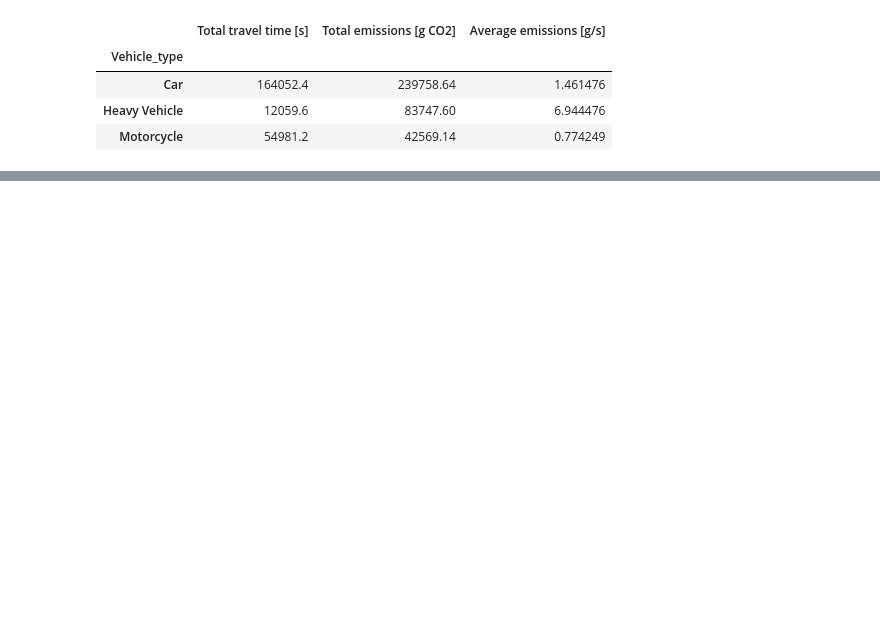
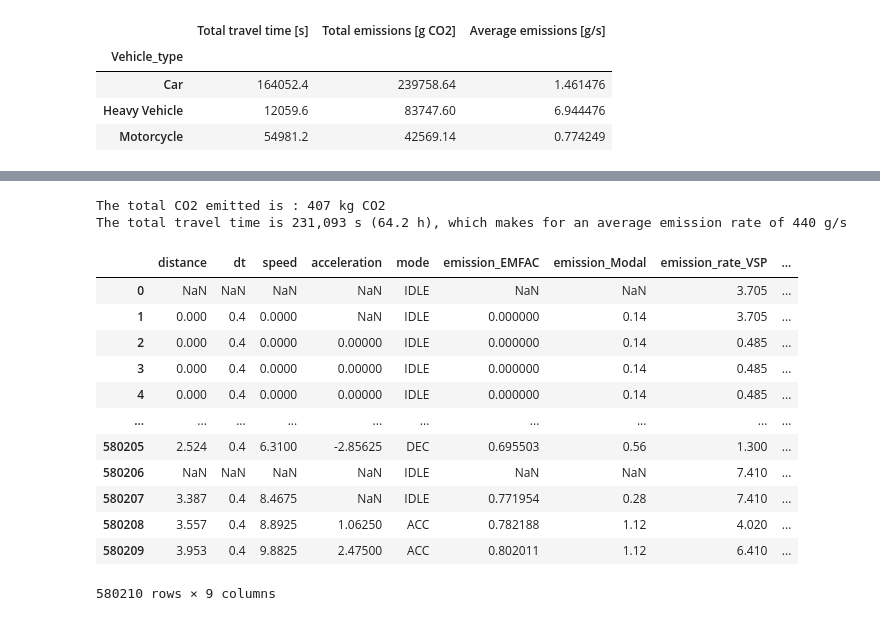
Before and after one commit to s221568/Trafic, a Jupyter notebook: Lab 2/JA.ipynb, the cells around one changed output, grey strips where cells are left out. Saved outputs shown, nothing was run; the diff lists cells and outputs as text; code cells hidden in the pictures; blank space fills up the shorter version.

```diff
--- a/Lab 2/JA.ipynb
+++ b/Lab 2/JA.ipynb
@@ -215,0 +255,45 @@ display(sanity_check)
+# %%
+#Computing emissions
+
+df["emission_rate_VSP"] = df.VSP_mode.map({
+    1:1.30,
+    2:1.43,
+    3:0.97,
+    4:2.03,
+    5:2.74,
+    6:3.42,
+    7:4.02,
+    8:4.56,
+    9:5.08,
+    10:5.61,
+    11:6.05,
+    12:6.41,
+    13:6.86,
+    14:7.41
+}) * df.Vehicle_type.map({"Car": 1, "Motorcycle" : 0.5, "Heavy Vehicle":5})
+
+df["emission_VSP"] = df.emission_rate_VSP * df.dt
+
+
+total_emission = df.emission_VSP.sum()
+average_emission = total_emission / total_travelled
+
+print(f"The total CO2 emitted is : {total_emission / 1000:,.0f} kg CO2")
+print(f"The total travel time is {total_travel_time:,.0f} s ({total_travel_time/3600:.1f} h), which makes for an average emission rate of {average_emission:,.0f} g/s")
+display(df[["distance", "dt", "speed", "acceleration", "mode", "emission_EMFAC", "emission_Modal", "emission_rate_VSP", "emission_VSP"]])
+# %% [output]
+The total CO2 emitted is : 407 kg CO2
+The total travel time is 231,093 s (64.2 h), which makes for an average emission rate of 440 g/s
+|  | distance | dt | speed | acceleration | mode | emission_EMFAC | emission_Modal | emission_rate_VSP | ... |
+| 0 | NaN | NaN | NaN | NaN | IDLE | NaN | NaN | 3.705 | ... |
+| 1 | 0.000 | 0.4 | 0.0000 | NaN | IDLE | 0.000000 | 0.14 | 3.705 | ... |
+| 2 | 0.000 | 0.4 | 0.0000 | 0.00000 | IDLE | 0.000000 | 0.14 | 0.485 | ... |
+| 3 | 0.000 | 0.4 | 0.0000 | 0.00000 | IDLE | 0.000000 | 0.14 | 0.485 | ... |
+| 4 | 0.000 | 0.4 | 0.0000 | 0.00000 | IDLE | 0.000000 | 0.14 | 0.485 | ... |
+| ... | ... | ... | ... | ... | ... | ... | ... | ... | ... |
+| 580205 | 2.524 | 0.4 | 6.3100 | -2.85625 | DEC | 0.695503 | 0.56 | 1.300 | ... |
+| 580206 | NaN | NaN | NaN | NaN | IDLE | NaN | NaN | 7.410 | ... |
+| 580207 | 3.387 | 0.4 | 8.4675 | NaN | IDLE | 0.771954 | 0.28 | 7.410 | ... |
+| 580208 | 3.557 | 0.4 | 8.8925 | 1.06250 | ACC | 0.782188 | 1.12 | 4.020 | ... |
+| 580209 | 3.953 | 0.4 | 9.8825 | 2.47500 | ACC | 0.802011 | 1.12 | 6.410 | ... |
+580210 rows × 9 columns
```
Also changed, not shown: parts of 11 cells of this notebook.
